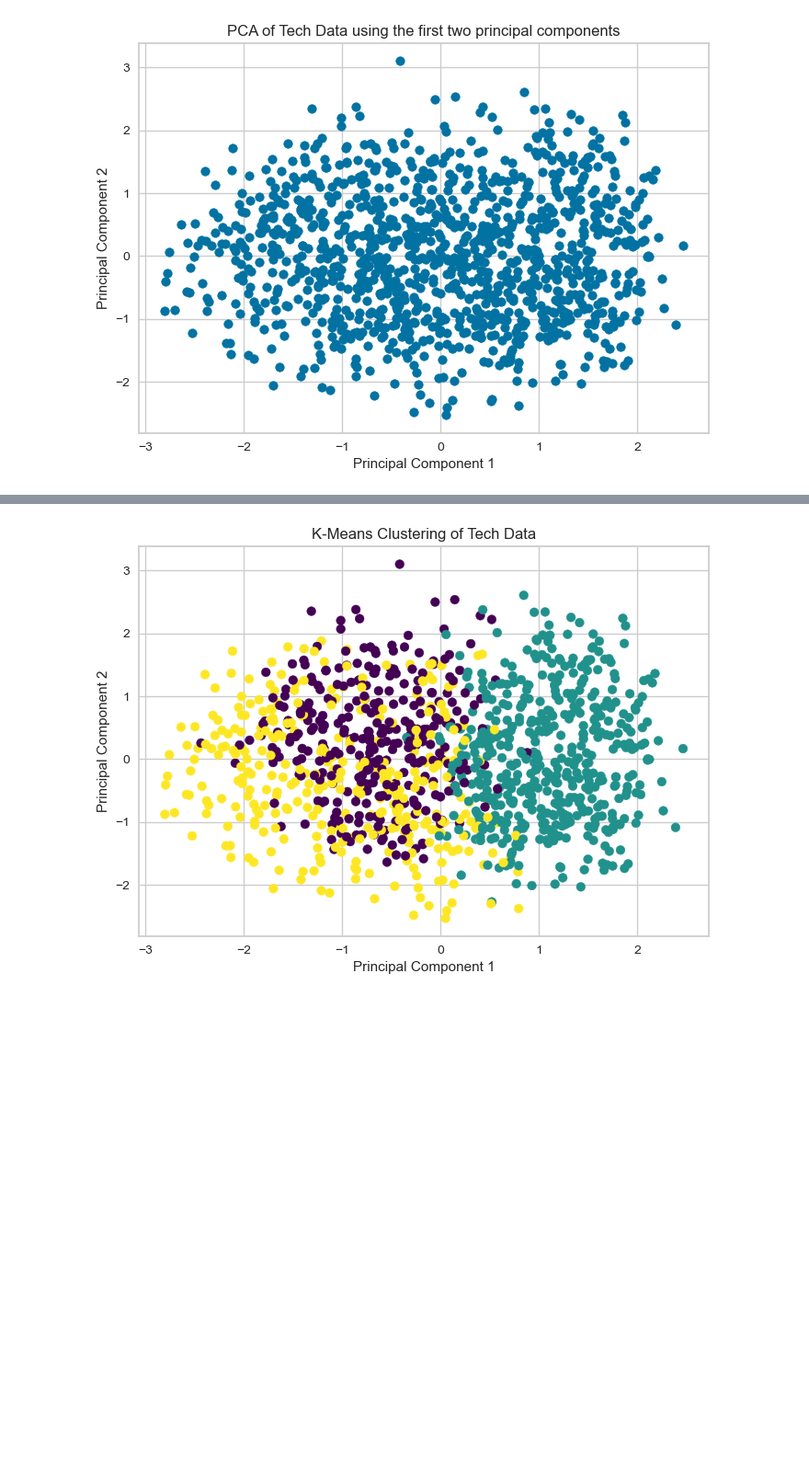
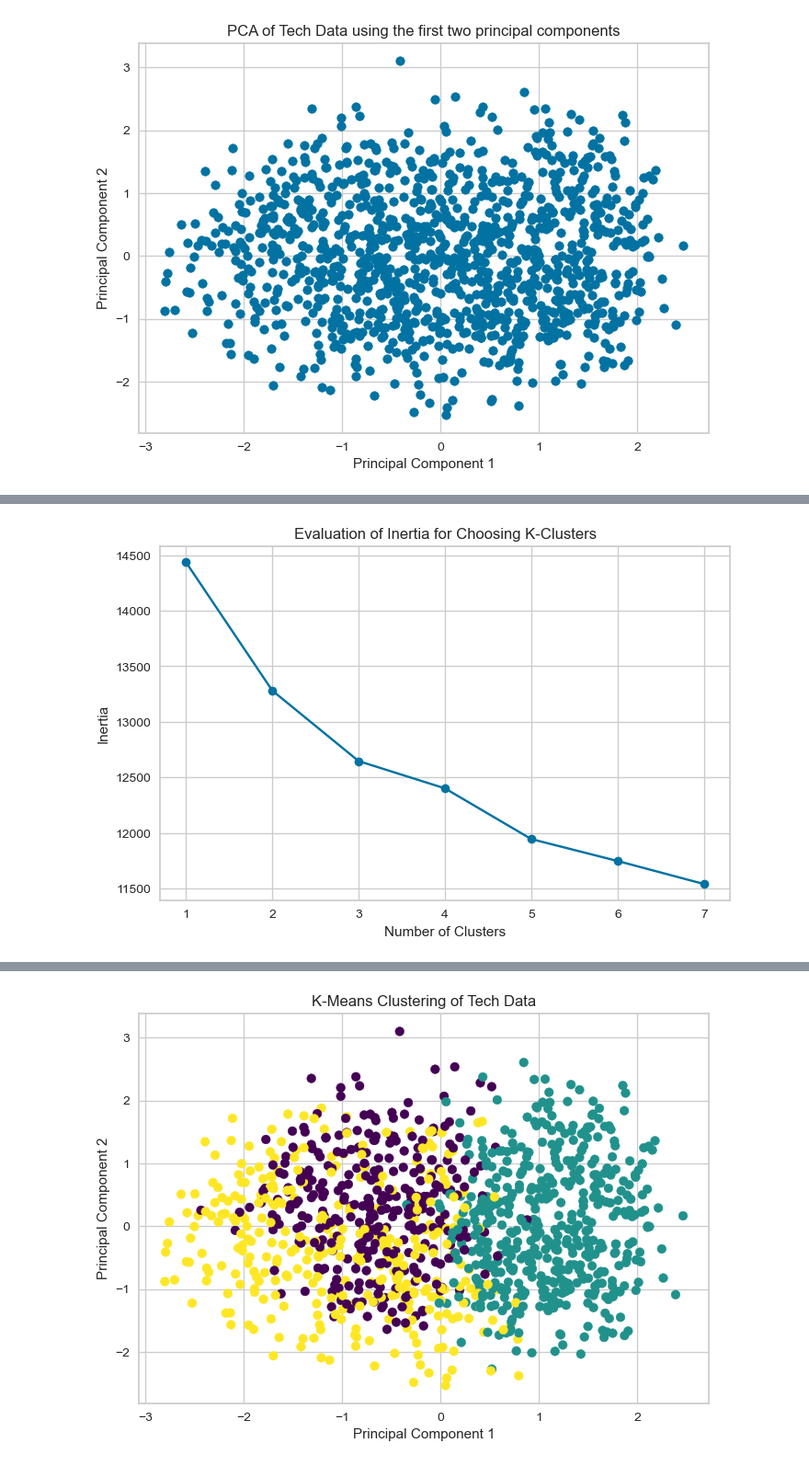
Before and after one commit to AlexandraFaria/UnsupervisedLearningTask1Project, a Jupyter notebook: Task1DataAnalysis.ipynb, the cells around one changed output, grey strips where cells are left out. Shown at 92% size. Drawn from its saved outputs; the diff is of its cells as text; code cells hidden in the pictures; blank space fills up the shorter version.

```diff
--- a/Task1DataAnalysis.ipynb
+++ b/Task1DataAnalysis.ipynb
@@ -250,2 +352,26 @@ visualizer.show()
 <Axes: title={'center': 'Elbow Method for choosing K-Clusters'}, xlabel='k', ylabel='distortion score'>
+# %%
+# Calculate inertia for varying numbers of clusters to determine the optimal number of clusters
+
+# Define the range of clusters to test
+cluster_range = range(1, 8)
+inertia_values = []
+
+# Calculate inertia for each number of clusters
+for k in cluster_range:
+    kmeans = KMeans(n_clusters=k, random_state=0)
+    kmeans.fit(data)
+    inertia_values.append(kmeans.inertia_)
+
+# Plot the inertia values
+plt.figure(figsize=(8, 5))
+plt.plot(cluster_range, inertia_values, marker='o')
+plt.xlabel('Number of Clusters')
+plt.ylabel('Inertia')
+plt.title('Evaluation of Inertia for Choosing K-Clusters')
+plt.show()
+
+# Elbow point is at 3 clusters for Inertia
+# %% [output]
+[figure, added]
 # %%
```
Also changed, not shown: parts of 29 cells of this notebook, 4 other files.
